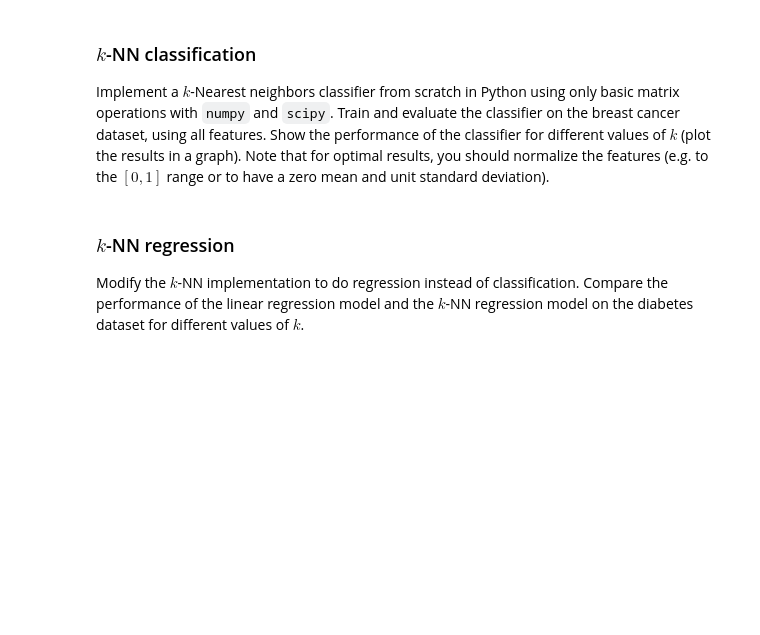
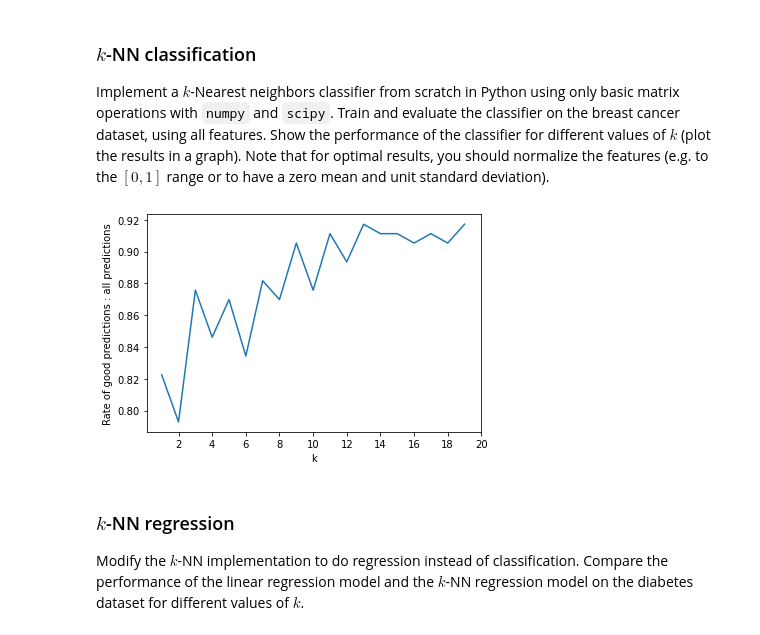
Before and after one commit to bgeven/8DM50_Group4, a Jupyter notebook: Assignment_week_1/GA_group4_week_1.ipynb, the cells around one changed output. Saved outputs shown, nothing was run; the diff lists cells and outputs as text; code cells hidden in the pictures; blank space fills up the shorter version.

```diff
--- a/Assignment_week_1/GA_group4_week_1.ipynb
+++ b/Assignment_week_1/GA_group4_week_1.ipynb
@@ -214,23 +207,29 @@ SyntaxError: invalid syntax (<ipython-input-7-7bb617560b74>, line 2)
 
 Implement a $k$-Nearest neighbors classifier from scratch in Python using only basic matrix operations with `numpy` and `scipy`. Train and evaluate the classifier on the breast cancer dataset, using all features. Show the performance of the classifier for different values of $k$ (plot the results in a graph). Note that for optimal results, you should normalize the features (e.g. to the $[0, 1]$ range or to have a zero mean and unit standard deviation).
 # %%
+# the actual implementation is in kNN.py
 from kNN import *
-import matplotlib.pyplot as plt
-X_train = breast_cancer.data[:300]
-y_train = breast_cancer.target[:300]
-X_test = breast_cancer.data[300:]
-y_test = breast_cancer.target[300:]
 
-range_K = range(1,2) # The range of K's that are used for the kNN algorithm
-good_pred_list = []   # List for the rate of good predictions:all predictions for each K
+# load the breast_cancer data set and create training and test sets
+X_train_bc = breast_cancer.data[:400]
+y_train_bc = breast_cancer.target[:400]
+X_test_bc = breast_cancer.data[400:]
+y_test_bc = breast_cancer.target[400:]
 
-for K in range_K:
-    euclidean_matrix=eucledian_distance(X_test,X_train)
-    good_pred_list=kNN_prediction_classification(euclidean_matrix, y_train, y_test, K, good_pred_list)
+range_k = range(1,20)  # The range of k's that are used for the kNN algorithm
+good_pred_list = []    # List for the rate of (good predictions)/(all predictions) for each k
+
+# loop over every k
+for k in range_k:
+    euclidean_matrix = euclidean_distance(X_test_bc, X_train_bc)
+    good_pred_list = kNN_prediction_classification(euclidean_matrix, y_train_bc, y_test_bc, k, good_pred_list)
 # %%
-plt.plot(range_K, good_pred_list)
-plt.xlabel('K')
-plt.ylabel('Rate of good predictions:all predictions')
+plt.plot(range_k, good_pred_list)
+plt.xlabel('k')
+plt.ylabel('Rate of good predictions : all predictions');
+plt.xticks([2,4,6,8,10,12,14,16,18,20]);
+# %% [output]
+[figure, added]
 # %% [markdown]
 ### $k$-NN regression
 
```
Also changed, not shown: parts of 13 cells of this notebook, 4 other files.
